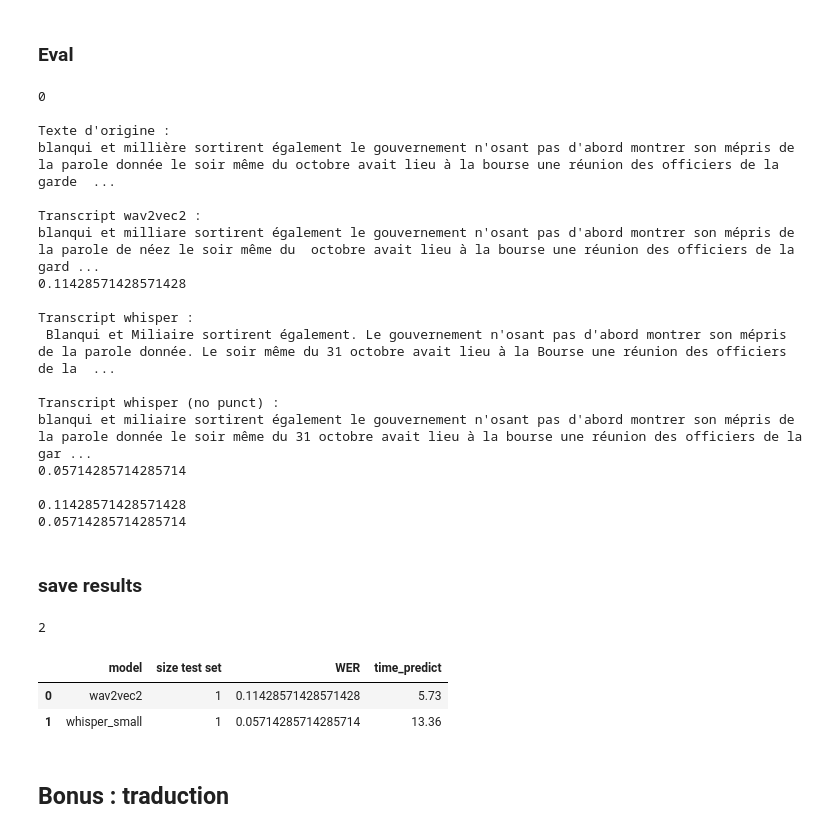
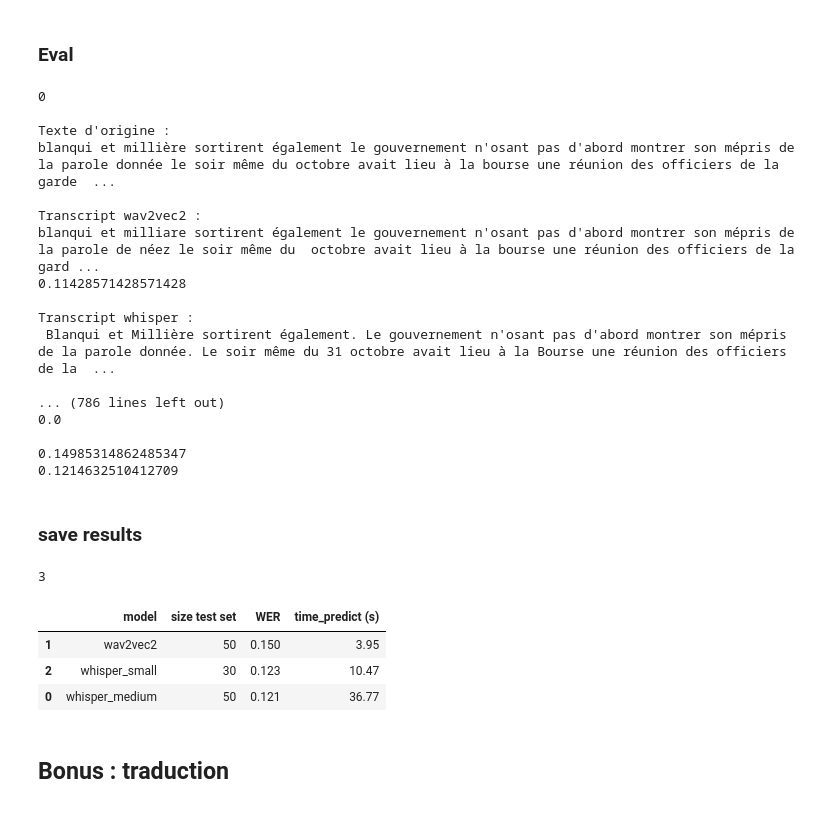
Before and after one commit to Kiwinokoto/OC_projet_7_Transcription_speech_to_text_et_traduction, a Jupyter notebook: Oudelet_Kevin_1_notebook_pretraitement_130424.ipynb, the cells around one changed output. Cells and saved outputs as stored; diff of their text form; code cells hidden in the pictures.

Commit message:
comparaison, more results

```diff
--- a/Oudelet_Kevin_1_notebook_pretraitement_130424.ipynb
+++ b/Oudelet_Kevin_1_notebook_pretraitement_130424.ipynb
@@ -520,8 +520,8 @@ def doughnut(df, feature, title, width=6, height=6):
 # %% [markdown]
 ### 0.3 Variables globales
 # %%
-size_test = 30 # max 2426
-model_type = 'small' # tiny, base, small, medium, large
+size_test = 50 # max 2426
+model_type = 'large' # tiny, base, small, medium, large
 # %%
 # test
 
@@ -1321,19 +1337,18 @@ blanqui et milliare sortirent également le gouvernement n'osant pas d'abord mon
 0.11428571428571428
 
 Transcript whisper :
- Blanqui et Miliaire sortirent également. Le gouvernement n'osant pas d'abord montrer son mépris de la parole donnée. Le soir même du 31 octobre avait lieu à la Bourse une réunion des officiers de la  ...
+ Blanqui et Millière sortirent également. Le gouvernement n'osant pas d'abord montrer son mépris de la parole donnée. Le soir même du 31 octobre avait lieu à la Bourse une réunion des officiers de la  ...
 
-Transcript whisper (no punct) :
-blanqui et miliaire sortirent également le gouvernement n'osant pas d'abord montrer son mépris de la parole donnée le soir même du 31 octobre avait lieu à la bourse une réunion des officiers de la gar ...
-0.05714285714285714
+... (786 lines left out)
+0.0
 
-0.11428571428571428
-0.05714285714285714
+0.14985314862485347
+0.1214632510412709
 # %% [markdown]
 ### save results
 # %%
 # baseline
-path_results_wav2vec = f'./pickle/results_baseline.pkl'
+path_results_wav2vec = f'./pickle/results_baseline_{size_test}.pkl'
 results_baseline = {
     'model': f'wav2vec2',
     'size test set': f'{size_test}',
@@ -1345,7 +1360,7 @@ with open(path_results_wav2vec, 'wb') as f:
         pickle.dump(results_baseline, f)
 
 # new
-path_results_whisper = f'./pickle/results_whisper_{model_type}.pkl'
+path_results_whisper = f'./pickle/results_whisper_{model_type}_{size_test}.pkl'
 results_whisper = {
     'model': f'whisper_{model_type}',
     'size test set': f'{size_test}',
@@ -1362,39 +1377,40 @@ with open(path_results_whisper, 'wb') as f:
 
 def check_results(path=f'./pickle'):
     """"""
 
     data_path = glob(path+f'/*results*.pkl')
     list_files = [file for file in data_path]
     print(len(list_files))
 
     dfs = []
 
     for file in list_files:
          with open(file, 'rb') as f:
             params_dict = pickle.load(f)
             df = pd.DataFrame.from_dict(params_dict, orient='index').T
             dfs.append(df)
 
     if dfs:
         result_df = pd.concat(dfs, ignore_index=True)
         return result_df
     else:
         print("No pickled dictionaries found.")
         return None
 
 
 result_df = check_results()
 
 if result_df is not None:
-    # Sort the DataFrame by accuracy in descending order (higher is better)
-    result_df.sort_values(by='WER', ascending=False, inplace=True)
+    # Sort the DataFrame by wer in descending order (lower is better)
+    result_df.sort_values(by='WER', ascending=True, inplace=True)
 
     display(result_df.head(10))  # Display the concatenated DataFrame
 # %% [output]
-2
+3
-|  | model | size test set | WER | time_predict |
-| 0 | wav2vec2 | 1 | 0.11428571428571428 | 5.73 |
-| 1 | whisper_small | 1 | 0.05714285714285714 | 13.36 |
+|  | model | size test set | WER | time_predict (s) |
+| 1 | wav2vec2 | 50 | 0.150 | 3.95 |
+| 2 | whisper_small | 30 | 0.123 | 10.47 |
+| 0 | whisper_medium | 50 | 0.121 | 36.77 |
 # %% [markdown]
 ## Bonus : traduction
 # %%
```
Also changed, not shown: parts of 16 cells of this notebook.
